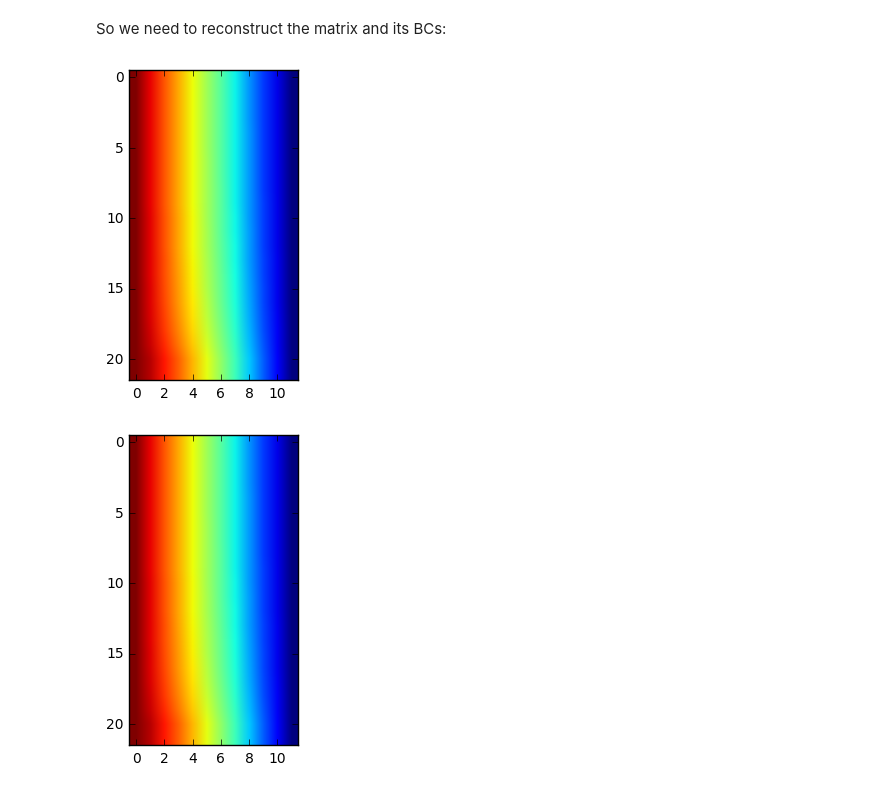
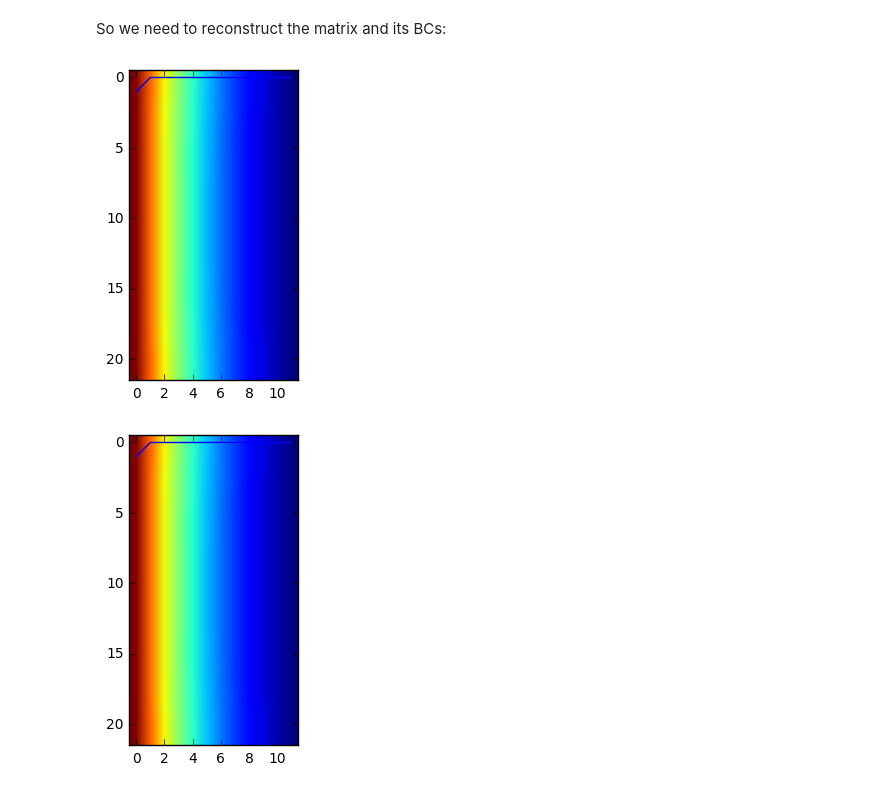
Before and after one commit to shurikkuzmin/FiniteVolumeADE, a Jupyter notebook: finite_volume_ade.ipynb, the cells around one changed output. Cells and saved outputs as stored; diff of their text form; code cells hidden in the pictures.

```diff
--- a/finite_volume_ade.ipynb
+++ b/finite_volume_ade.ipynb
@@ -196,7 +196,7 @@ def updateMatrix(mat,rhs):
         rhs[ind1_center] = 0.0075/deltat*phi_old[ind1_center]+(1-f)*(-6*phi_old[ind1_center]+2*phi_old[ind1_north]
                                                                      +2*phi_old[ind1_west]+2*phi_old[ind1_east])
 
-        mat[ind2_center,ind2_center]=6*f
+        mat[ind2_center,ind2_center]=0.0075/deltat + 6*f
         mat[ind2_center,ind2_south] =-2*f
         mat[ind2_center,ind2_east]  =-2*f
         mat[ind2_center,ind2_west]  =-2*f
@@ -205,22 +205,22 @@ def updateMatrix(mat,rhs):
 # %%
 import time
 from IPython import display
 totalTime = 1
-#numIterations = int(totalTime/deltat)
-numIterations = 20
+numIterations = int(totalTime/deltat)
 phi=numpy.zeros(((NY+2)*(NX+2),))
-
+phi[::NX+2]=1
+pylab.plot(phi_mat[10,:])
 for iteration in range(numIterations):
     phi_old = phi
     updateMatrix(mat,rhs)
 
-    phi = numpy.linalg.solve(mat2,rhs)
+    phi = numpy.linalg.solve(mat,rhs)
     phi_mat=phi.reshape((NY+2,NX+2))
     pylab.imshow(phi_mat)
     print("Iteration = ",iteration)
     display.clear_output(wait=True)
     display.display(pylab.gcf())
-    time.sleep(1)
+    time.sleep(0.1)
 # %% [output]
-[figure, old version]
+[figure, new version]
-[figure, old version]
+[figure, new version]
```
Also changed, not shown: parts of 1 cell of this notebook.
